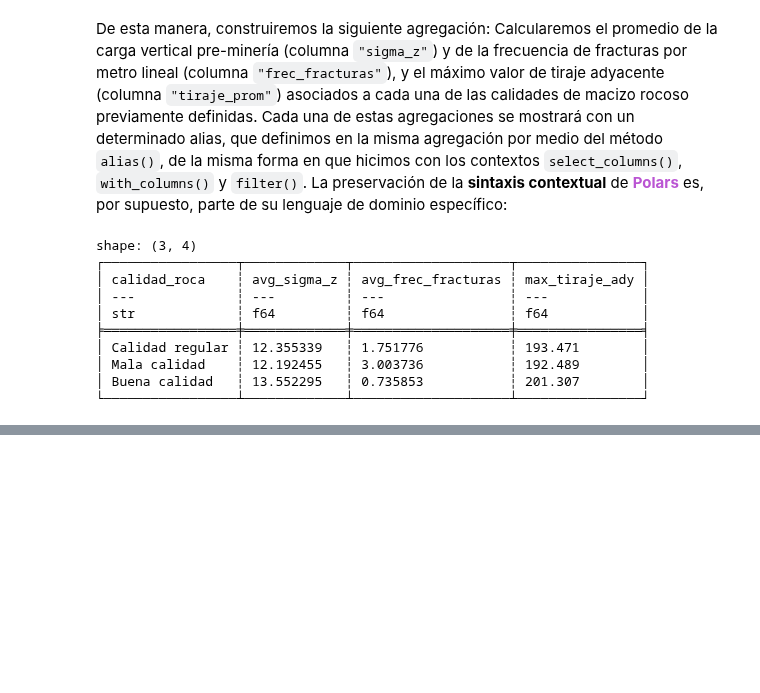
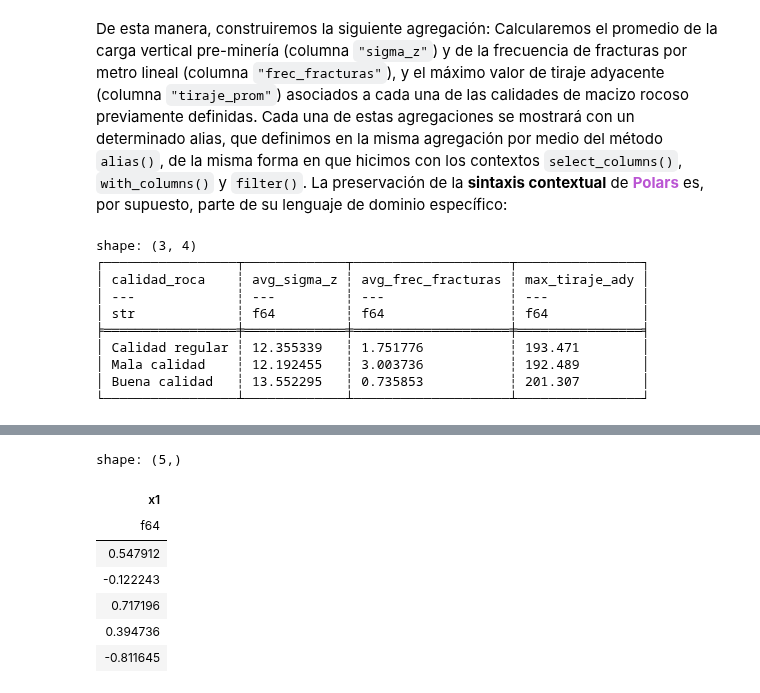
Before and after one commit to rquezadac/udd_data_analytics_lectures, a Jupyter notebook: Sección 5 - Introducción a Polars/clase_5_2.ipynb, the cells around one changed output, grey strips where cells are left out. Saved outputs shown, nothing was run; the diff lists cells and outputs as text; code cells hidden in the pictures; blank space fills up the shorter version.

```diff
--- a/Sección 5 - Introducción a Polars/clase_5_2.ipynb
+++ b/Sección 5 - Introducción a Polars/clase_5_2.ipynb
@@ -350,0 +429,23 @@ shape: (3, 4)
+# %%
+# Generamos una semilla aleatoria fija.
+rng = np.random.default_rng(42)
+# %%
+# Construimos unos arreglos unidimensionales a partir de los cuales generaremos algunas series.
+a1 = rng.uniform(low=-1, high=1, size=10)
+a2 = rng.normal(loc=0, scale=1, size=10)
+# %%
+# Construimos una serie de Polars a partir del arreglo anterior.
+s1 = pl.Series(values=a1, name="x1")
+s2 = pl.Series(values=a2, name="x2")
+# %%
+# Mostramos las primeras filas de la serie s1 en pantalla.
+s1.head(n=5)
+# %% [output]
+shape: (5,)
+| x1 |
+| f64 |
+| 0.547912 |
+| -0.122243 |
+| 0.717196 |
+| 0.394736 |
+| -0.811645 |
```
Also changed, not shown: parts of 51 cells of this notebook, 1 other file.
